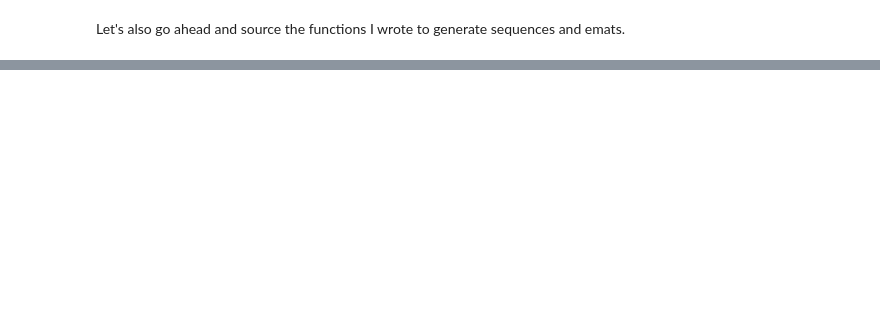
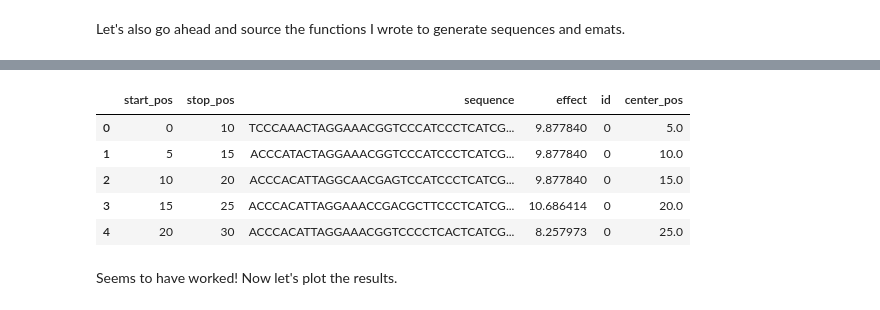
Before and after one commit to RPGroup-PBoC/Reg-Seq2, a Jupyter notebook: code/shs_sandbox/test_scrambles_random_seqs.ipynb, the cells around one changed output, grey strips where cells are left out. Saved outputs shown, nothing was run; the diff lists cells and outputs as text; code cells hidden in the pictures; blank space fills up the shorter version.

```diff
--- a/code/shs_sandbox/test_scrambles_random_seqs.ipynb
+++ b/code/shs_sandbox/test_scrambles_random_seqs.ipynb
@@ -126,0 +155,34 @@ emat_df.iloc[49]['G']
+# %%
+reps = 100
+
+dataset = pd.DataFrame()
+
+for i in range(reps):
+    #print(i)
+    seq = gen_rand_seq(50)
+    emat = gen_emat_single_site(seq=seq, site_start = 20, site_size = 10)
+    scrambles_df = wgregseq.create_scrambles_df(sequence = seq, windowsize = 10, overlap = 5, attempts = 100)
+
+    #print(scrambles_df)
+
+    effects = []
+
+    for seq in scrambles_df['sequence']:
+        effects.append(sum_emat(seq = seq, emat = emat_df))
+
+    scrambles_df['effect'] = effects
+    scrambles_df['id'] = i
+
+    dataset = dataset.append(scrambles_df)
+
+dataset['center_pos'] = dataset[['start_pos','stop_pos']].mean(axis = 1)
+dataset.head()
+# %% [output]
+|  | start_pos | stop_pos | sequence | effect | id | center_pos |
+| 0 | 0 | 10 | TCCCAAACTAGGAAACGGTCCCATCCCTCATCG... | 9.877840 | 0 | 5.0 |
+| 1 | 5 | 15 | ACCCATACTAGGAAACGGTCCCATCCCTCATCG... | 9.877840 | 0 | 10.0 |
+| 2 | 10 | 20 | ACCCACATTAGGCAACGAGTCCATCCCTCATCG... | 9.877840 | 0 | 15.0 |
+| 3 | 15 | 25 | ACCCACATTAGGAAACCGACGCTTCCCTCATCG... | 10.686414 | 0 | 20.0 |
+| 4 | 20 | 30 | ACCCACATTAGGAAACGGTCCCCTCACTCATCG... | 8.257973 | 0 | 25.0 |
+# %% [markdown]
+Seems to have worked! Now let's plot the results.
```
Also changed, not shown: parts of 28 cells of this notebook, 2 other files.
